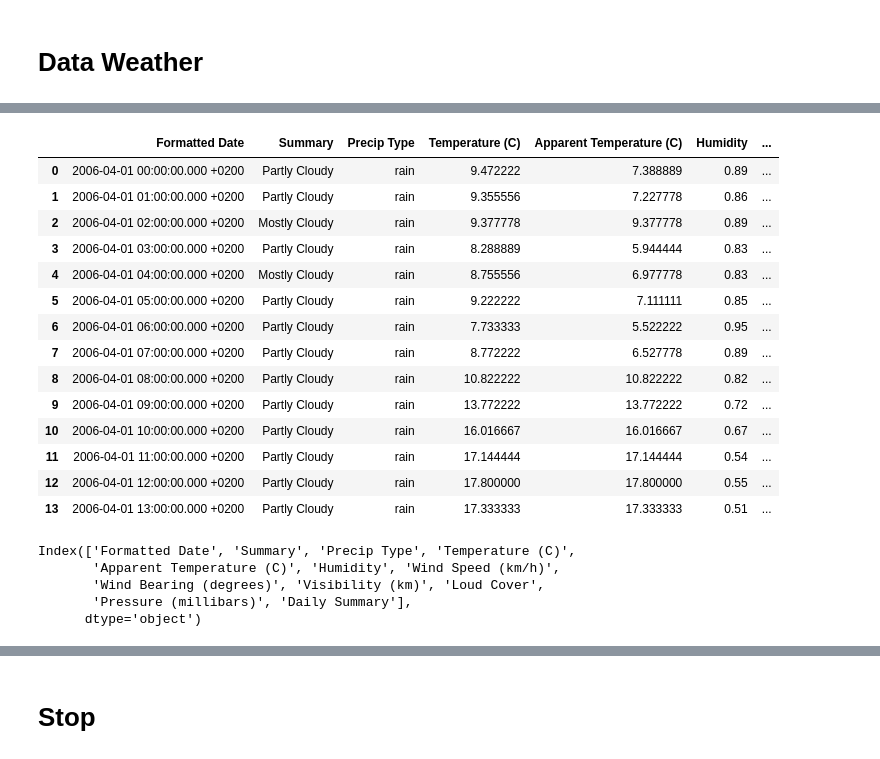
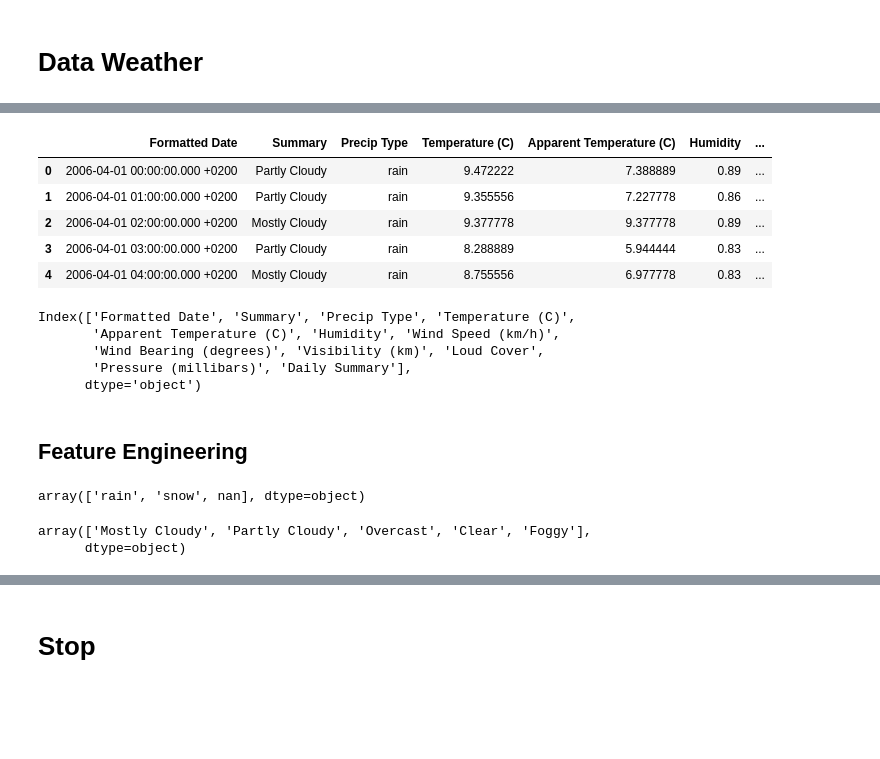
Before and after one commit to saymenth/BigData_project, a Jupyter notebook: traffic-casuality.ipynb, the cells around one changed output, grey strips where cells are left out. Saved outputs shown, nothing was run; the diff lists cells and outputs as text; code cells hidden in the pictures; blank space fills up the shorter version.

```diff
--- a/traffic-casuality.ipynb
+++ b/traffic-casuality.ipynb
@@ -175,21 +172,12 @@ NameError: name 'pd' is not defined
 # %%
-df_weather.head(14)
+df_weather.head()
 # %% [output]
 |  | Formatted Date | Summary | Precip Type | Temperature (C) | Apparent Temperature (C) | Humidity | ... |
 | 0 | 2006-04-01 00:00:00.000 +0200 | Partly Cloudy | rain | 9.472222 | 7.388889 | 0.89 | ... |
 | 1 | 2006-04-01 01:00:00.000 +0200 | Partly Cloudy | rain | 9.355556 | 7.227778 | 0.86 | ... |
 | 2 | 2006-04-01 02:00:00.000 +0200 | Mostly Cloudy | rain | 9.377778 | 9.377778 | 0.89 | ... |
 | 3 | 2006-04-01 03:00:00.000 +0200 | Partly Cloudy | rain | 8.288889 | 5.944444 | 0.83 | ... |
 | 4 | 2006-04-01 04:00:00.000 +0200 | Mostly Cloudy | rain | 8.755556 | 6.977778 | 0.83 | ... |
-| 5 | 2006-04-01 05:00:00.000 +0200 | Partly Cloudy | rain | 9.222222 | 7.111111 | 0.85 | ... |
-| 6 | 2006-04-01 06:00:00.000 +0200 | Partly Cloudy | rain | 7.733333 | 5.522222 | 0.95 | ... |
-| 7 | 2006-04-01 07:00:00.000 +0200 | Partly Cloudy | rain | 8.772222 | 6.527778 | 0.89 | ... |
-| 8 | 2006-04-01 08:00:00.000 +0200 | Partly Cloudy | rain | 10.822222 | 10.822222 | 0.82 | ... |
-| 9 | 2006-04-01 09:00:00.000 +0200 | Partly Cloudy | rain | 13.772222 | 13.772222 | 0.72 | ... |
-| 10 | 2006-04-01 10:00:00.000 +0200 | Partly Cloudy | rain | 16.016667 | 16.016667 | 0.67 | ... |
-| 11 | 2006-04-01 11:00:00.000 +0200 | Partly Cloudy | rain | 17.144444 | 17.144444 | 0.54 | ... |
-| 12 | 2006-04-01 12:00:00.000 +0200 | Partly Cloudy | rain | 17.800000 | 17.800000 | 0.55 | ... |
-| 13 | 2006-04-01 13:00:00.000 +0200 | Partly Cloudy | rain | 17.333333 | 17.333333 | 0.51 | ... |
 # %%
 df_weather.columns
 # %% [output]
@@ -205,3 +193,17 @@ Index(['Formatted Date', 'Summary', 'Precip Type', 'Temperature (C)',
     3. prepoessing 12 pagi 12 malam
     4. join berdasarkan hari dan bulan yang sama
 '''
+# %% [markdown]
+## Feature Engineering
+# %%
+df_weather['Precip Type'].unique()
+# %% [output]
+array(['rain', 'snow', nan], dtype=object)
+# %%
+matching_rows = df_weather.loc[df_weather.isna().any(axis=1)]
+
+# Print the resulting DataFrame
+matching_rows.Summary.unique()
+# %% [output]
+array(['Mostly Cloudy', 'Partly Cloudy', 'Overcast', 'Clear', 'Foggy'],
+      dtype=object)
```
Also changed, not shown: parts of 6 cells of this notebook, 1 other file.
